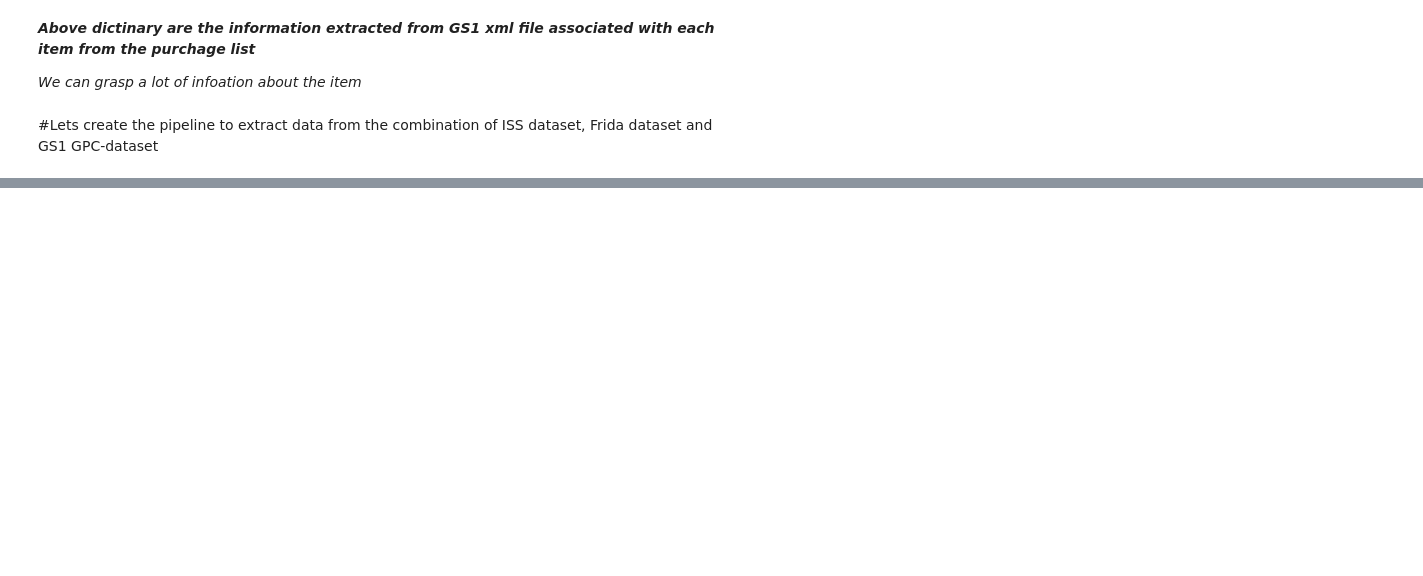
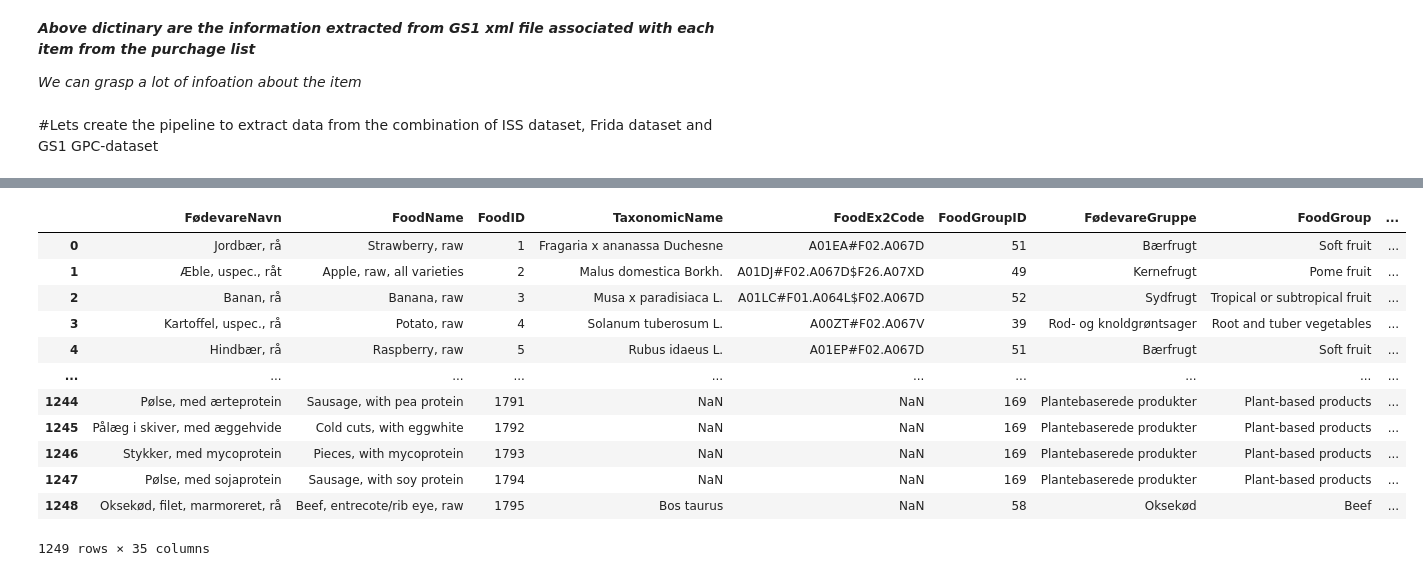
Before and after one commit to mrchapagain/ConsumerDataAnalytics, a Jupyter notebook: Data_Exploration.ipynb, the cells around one changed output, grey strips where cells are left out. Cells and saved outputs as stored; diff of their text form; code cells hidden in the pictures; blank space fills up the shorter version.

```diff
--- a/Data_Exploration.ipynb
+++ b/Data_Exploration.ipynb
@@ -674,0 +623,18 @@ print(ean, " is ", name)
+# %%
+# # Frida combine dataset & SSI Dataset
+combine_fridacombine_ssi_dataset = combine_frida_additionallink_nutrient_dataset.merge(data_ssi, left_on= 'FødevareNavn', right_on= 'itemname', how= 'left')
+combine_fridacombine_ssi_dataset
+# %% [output]
+|  | FødevareNavn | FoodName | FoodID | TaxonomicName | FoodEx2Code | FoodGroupID | FødevareGruppe | FoodGroup | ... |
+| 0 | Jordbær, rå | Strawberry, raw | 1 | Fragaria x ananassa Duchesne | A01EA#F02.A067D | 51 | Bærfrugt | Soft fruit | ... |
+| 1 | Æble, uspec., råt | Apple, raw, all varieties | 2 | Malus domestica Borkh. | A01DJ#F02.A067D$F26.A07XD | 49 | Kernefrugt | Pome fruit | ... |
+| 2 | Banan, rå | Banana, raw | 3 | Musa x paradisiaca L. | A01LC#F01.A064L$F02.A067D | 52 | Sydfrugt | Tropical or subtropical fruit | ... |
+| 3 | Kartoffel, uspec., rå | Potato, raw | 4 | Solanum tuberosum L. | A00ZT#F02.A067V | 39 | Rod- og knoldgrøntsager | Root and tuber vegetables | ... |
+| 4 | Hindbær, rå | Raspberry, raw | 5 | Rubus idaeus L. | A01EP#F02.A067D | 51 | Bærfrugt | Soft fruit | ... |
+| ... | ... | ... | ... | ... | ... | ... | ... | ... | ... |
+| 1244 | Pølse, med ærteprotein | Sausage, with pea protein | 1791 | NaN | NaN | 169 | Plantebaserede produkter | Plant-based products | ... |
+| 1245 | Pålæg i skiver, med æggehvide | Cold cuts, with eggwhite | 1792 | NaN | NaN | 169 | Plantebaserede produkter | Plant-based products | ... |
+| 1246 | Stykker, med mycoprotein | Pieces, with mycoprotein | 1793 | NaN | NaN | 169 | Plantebaserede produkter | Plant-based products | ... |
+| 1247 | Pølse, med sojaprotein | Sausage, with soy protein | 1794 | NaN | NaN | 169 | Plantebaserede produkter | Plant-based products | ... |
+| 1248 | Oksekød, filet, marmoreret, rå | Beef, entrecote/rib eye, raw | 1795 | Bos taurus | NaN | 58 | Oksekød | Beef | ... |
+1249 rows × 35 columns
```
Also changed, not shown: parts of 44 cells of this notebook.
